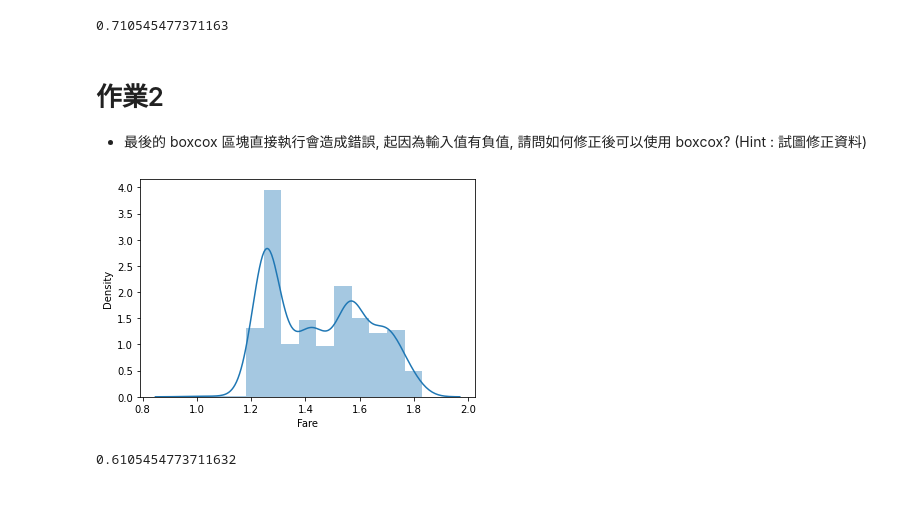
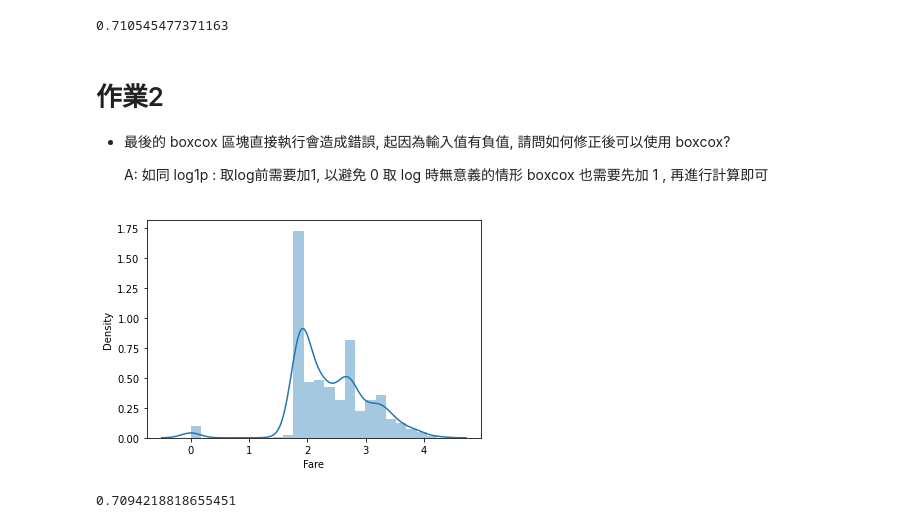
Before and after one commit to JuChunHuang/Machine_Learning_Marathon, a Jupyter notebook: Day_023_HW_JuChunHuang.ipynb, the cells around one changed output. Drawn from its saved outputs; the diff is of its cells as text; code cells hidden in the pictures; blank space fills up the shorter version.

```diff
--- a/Day_023_HW_JuChunHuang.ipynb
+++ b/Day_023_HW_JuChunHuang.ipynb
@@ -90,20 +90,25 @@ cross_val_score(estimator, train_X, train_Y, cv=5).mean()
 0.710545477371163
 # %% [markdown]
 # 作業2
-* 最後的 boxcox 區塊直接執行會造成錯誤, 起因為輸入值有負值, 請問如何修正後可以使用 boxcox? (Hint : 試圖修正資料)
+* 最後的 boxcox 區塊直接執行會造成錯誤, 起因為輸入值有負值, 請問如何修正後可以使用 boxcox?
+
+    A: 如同 log1p : 取log前需要加1, 以避免 0 取 log 時無意義的情形
+boxcox 也需要先加 1 , 再進行計算即可
 # %%
 # 將 Fare 取 boxcox 後, 看散佈圖, 並計算分數 (執行會有 error, 請試圖修正)
 from scipy import stats
 df_fixed = copy.deepcopy(df)
-df_fixed = df_fixed[df_fixed['Fare'] > 0]
+
+# 修正方式 : 加入下面這一行, 使最小值大於 0, 類似log1p的概念
+df_fixed['Fare'] = df_fixed['Fare'] + 1
 df_fixed['Fare'] = stats.boxcox(df_fixed['Fare'])[0]
 sns.distplot(df_fixed['Fare'][:train_num])
 plt.show()
 
 df_fixed = MMEncoder.fit_transform(df_fixed)
 train_X = df_fixed[:train_num]
 estimator = LogisticRegression()
 cross_val_score(estimator, train_X, train_Y, cv=5).mean()
 # %% [output]
-[figure, old version]
+[figure, new version]
-0.6105454773711632
+0.7094218818655451
```
